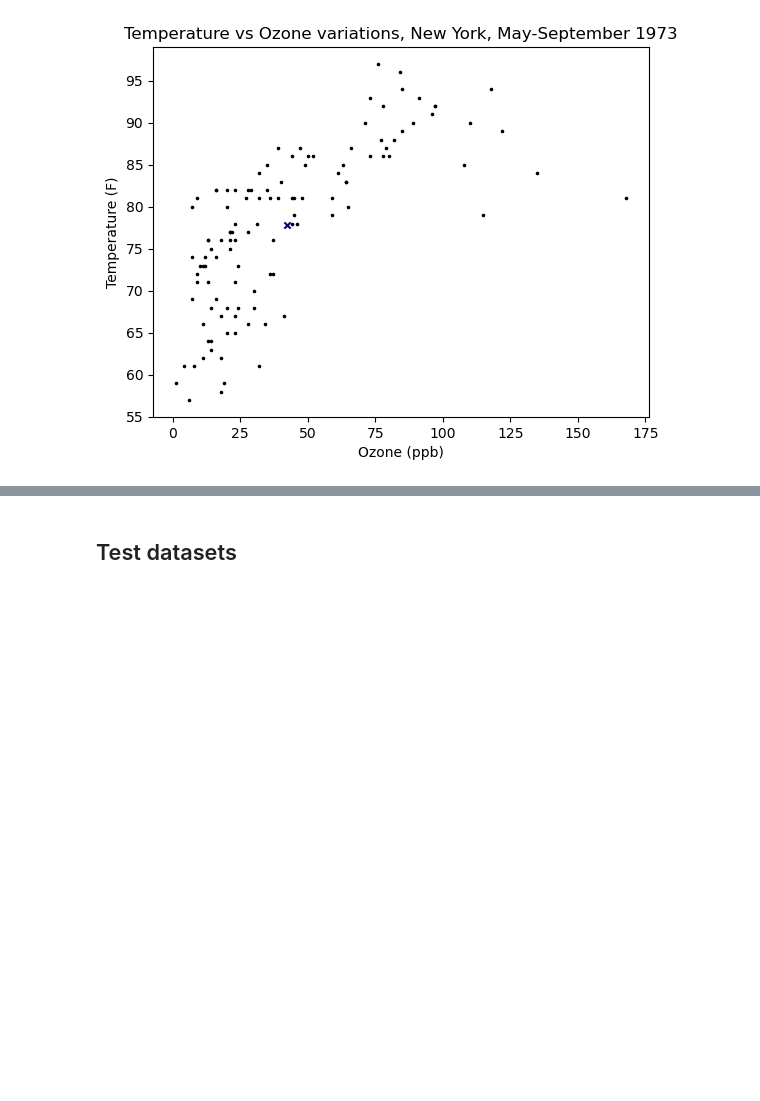
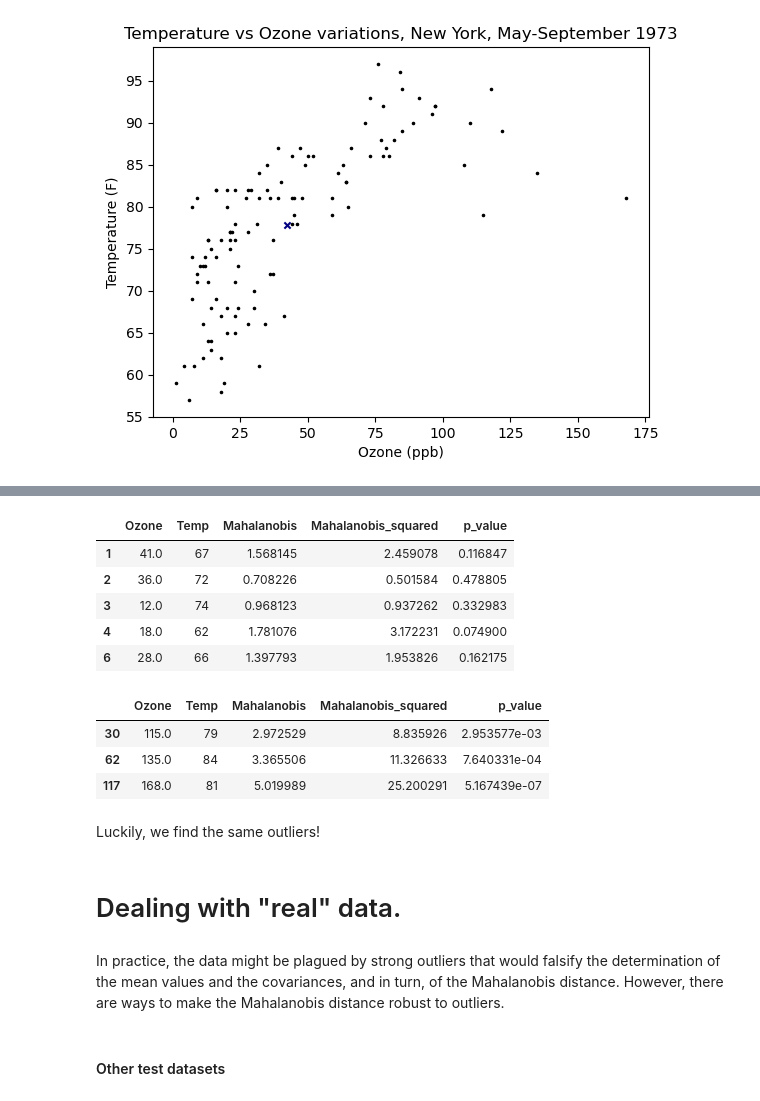
Before and after one commit to bertlem/find_members, a Jupyter notebook: 01-Mahalanobis_example.ipynb, the cells around one changed output, grey strips where cells are left out. Saved outputs shown, nothing was run; the diff lists cells and outputs as text; code cells hidden in the pictures; blank space fills up the shorter version.

```diff
--- a/01-Mahalanobis_example.ipynb
+++ b/01-Mahalanobis_example.ipynb
@@ -201,0 +251,27 @@ NY_ozone_plot(data, meanx, meany, None, None)
+# %%
+def compute_p_values(df, dof):
+
+    from scipy.stats import chi2
+    df['p_value'] = 1 - chi2.cdf(df['Mahalanobis_squared'], 1)
+
+    return df
+# %%
+weather = compute_p_values(weather, 2)
+weather.head()
+# %% [output]
+|  | Ozone | Temp | Mahalanobis | Mahalanobis_squared | p_value |
+| 1 | 41.0 | 67 | 1.568145 | 2.459078 | 0.116847 |
+| 2 | 36.0 | 72 | 0.708226 | 0.501584 | 0.478805 |
+| 3 | 12.0 | 74 | 0.968123 | 0.937262 | 0.332983 |
+| 4 | 18.0 | 62 | 1.781076 | 3.172231 | 0.074900 |
+| 6 | 28.0 | 66 | 1.397793 | 1.953826 | 0.162175 |
+# %%
+out2 = weather.loc[weather.p_value<0.01]
+out2
+# %% [output]
+|  | Ozone | Temp | Mahalanobis | Mahalanobis_squared | p_value |
+| 30 | 115.0 | 79 | 2.972529 | 8.835926 | 2.953577e-03 |
+| 62 | 135.0 | 84 | 3.365506 | 11.326633 | 7.640331e-04 |
+| 117 | 168.0 | 81 | 5.019989 | 25.200291 | 5.167439e-07 |
+# %% [markdown]
+Luckily, we find the same outliers!
@@ -201,0 +280,4 @@ NY_ozone_plot(data, meanx, meany, None, None)
+# %% [markdown]
+# Dealing with "real" data.
+# %% [markdown]
+In practice, the data might be plagued by strong outliers that would falsify the determination of the mean values and the covariances, and in turn, of the Mahalanobis distance. However, there are ways to make the Mahalanobis distance robust to outliers.
@@ -202,5 +286,5 @@ NY_ozone_plot(data, meanx, meany, None, None)
 # %% [markdown]
-## Test datasets
+#### Other test datasets
 # %%
 data = { 'Price': [100000, 800000, 650000, 700000,
                860000, 730000, 400000, 870000,
```
Also changed, not shown: parts of 16 cells of this notebook.
